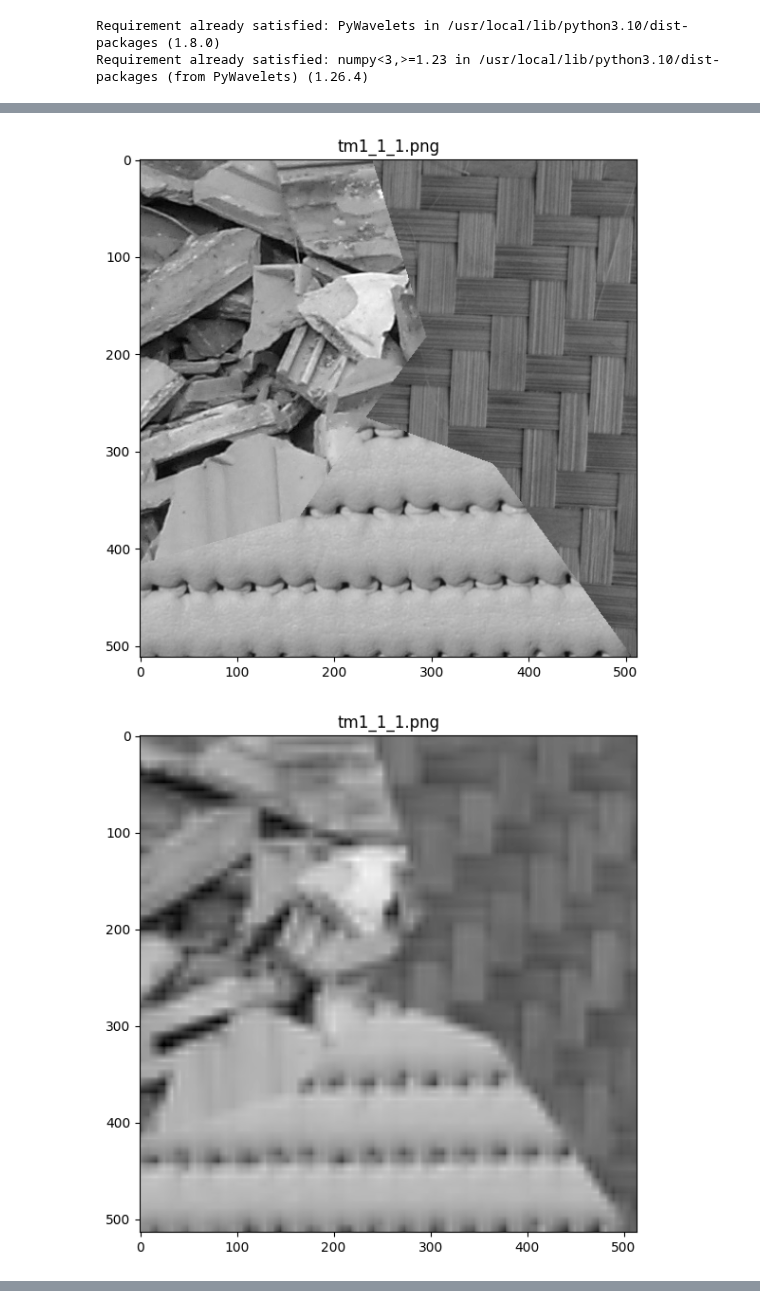
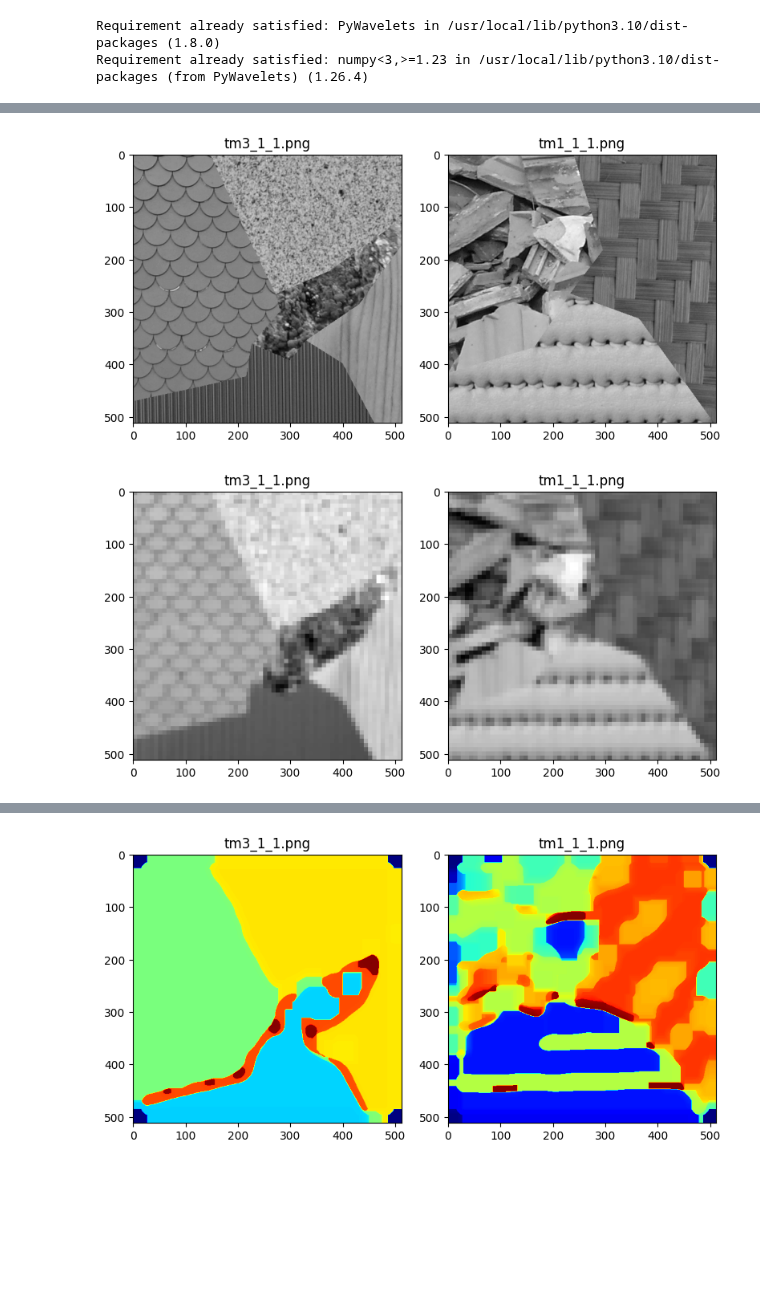
Before and after one commit to dmytro-varich/Texture-Segmentation-App, a Jupyter notebook: segmentation_main.ipynb, the cells around one changed output, grey strips where cells are left out. Saved outputs shown, nothing was run; the diff lists cells and outputs as text; code cells hidden in the pictures; blank space fills up the shorter version.

```diff
--- a/segmentation_main.ipynb
+++ b/segmentation_main.ipynb
@@ -398,26 +409,32 @@ class TextureSegmentation(FileHandlerMixin, ImageVizualizationMixin):
             reduced_patches = all_patches
             pca_transformer = None
 
-        # Поиск оптимального количества кластеров (если указано)
         optimal_clusters = (
             TextureSegmentation.find_optimal_clusters(reduced_patches, max_clusters)
             if find_optimal_clusters else max_clusters
         )
 
-        # Кластеризация с помощью MiniBatchKMeans
-        kmeans = MiniBatchKMeans(n_clusters=optimal_clusters, random_state=42)
-        kmeans.fit(reduced_patches)
+        # clustering = AgglomerativeClustering(n_clusters=max_clusters, linkage='ward')
+        # labels = clustering.fit_predict(reduced_patches)
+        # cluster_centroids = OPTICS(min_samples=2).fit(reduced_patches)
+        # labels = cluster_centroids.labels_
+        # Вычисляем центроиды как средние патчи в каждом кластере
+        # cluster_centroids = np.array([reduced_patches[labels == i].mean(axis=0) for i in range(max_clusters)])
+        # bisect_means = BisectingKMeans(n_clusters=max_clusters, random_state=0).fit(reduced_patches)
+        # cluster_centroids = bisect_means.cluster_centers_
+        cluster_centroids, indices = kmeans_plusplus(reduced_patches, n_clusters=optimal_clusters, random_state=0)
+
+        # kmedoids = KMedoids(n_clusters=max_clusters, random_state=0).fit(reduced_patches)
+        # cluster_centroids = kmedoids.cluster_centers_
 
         # Обратное преобразование центроидов в исходное пространство
         if pca_transformer is not None:
-            cluster_centroids = pca_transformer.inverse_transform(kmeans.cluster_centers_)
-        else:
-            cluster_centroids = kmeans.cluster_centers_
+            cluster_centroids = pca_transformer.inverse_transform(cluster_centroids)
 
         # Ограничиваем диапазон центроидов до [0, 1]
         cluster_centroids = np.clip(cluster_centroids, 0, 1)
 
-        return cluster_centroids, optimal_clusters
+        return cluster_centroids, max_clusters
 
     @staticmethod
     def compute_texture_features(
@@ -592,7 +609,7 @@ def main(directory):
     images: dict = TextureSegmentation.load_images(directory)
     # print(images)
     # Display the images
-    rows, cols, figsize = 1, 1, (8, 6)
+    rows, cols, figsize = 1, 2, (8, 6)
     TextureSegmentation.show_images(images, rows=rows, cols=cols, figsize=figsize, cmap='gray')
 
     # Preprocess images
@@ -602,7 +619,7 @@ def main(directory):
     sigma = 3
     apply_edge_detection = False
     apply_wavelet = True
-    wavelet = 'db2'
+    wavelet = 'db1'
     wavelet_level = 3
     for key, image in images.items():
         images[key] = TextureSegmentation.preprocess_image(image,
@@ -620,12 +637,12 @@ def main(directory):
 
     # Extract patches from the preprocessed images
     patches = dict()
-    patch_size = (15, 15)
+    patch_size = (30, 30)
     for key, image in images.items():
         patches[key] = TextureSegmentation.extract_patches(image, patch_size=patch_size)
     # print(patches)
     # Cluster patches to find PRP (Principal Representative Patterns)
-    max_clusters = 5
+    max_clusters = 8
     n_components = None
     prp_centroids, optimal_clusters = TextureSegmentation.cluster_patches(patches,
                                                                     max_clusters=max_clusters,
@@ -664,33 +681,33 @@ def main(directory):
         labels[key] = TextureSegmentation.assign_labels(segmented_image)
 
     # Display the labels
     TextureSegmentation.show_images(labels, figsize=figsize, rows=rows, cols=cols, cmap='tab20')
 
     # Postprocess images using CRF
     postprocessed_images = dict()
-    gt_prob = 0.5
+    gt_prob = 0.7
     q_iterations = 10
     sxy_gaussian, compat_gaussian, sxy_bilateral, compat_bilateral, srgb_bilateral = 0.01, 0.01, 60, 10, 20
     for key, segmented_image in segmented_images.items():
         n_labels = labels[key].max() + 1
         postprocessed_images[key] = TextureSegmentation.postprocess_segmentation(images[key], labels[key], n_labels,
                                                                                  gt_prob=gt_prob,
                                                                                  q_iterations=q_iterations,
                                                                                  sxy_gaussian=sxy_gaussian,
                                                                                  compat_gaussian=compat_gaussian,
                                                                                  sxy_bilateral=sxy_bilateral,
                                                                                  compat_bilateral=compat_bilateral,
                                                                                  srgb_bilateral=srgb_bilateral)
 
     # Display the postprocessed images
     TextureSegmentation.show_images(postprocessed_images, figsize=figsize, rows=rows, cols=cols, cmap='tab20')
 
     # Save the segmented images to the output directory
     # TextureSegmantation.save_segmented_images('output', {})
 
 if __name__ == '__main__':
     directory = 'data/'
     main(directory)
 # %% [output]
-[figure, old version]
+[figure, new version]
-[figure, old version]
+[figure, new version]
@@ -702,0 +720 @@ if __name__ == '__main__':
+[figure, added]
```
Also changed, not shown: parts of 4 cells of this notebook.
